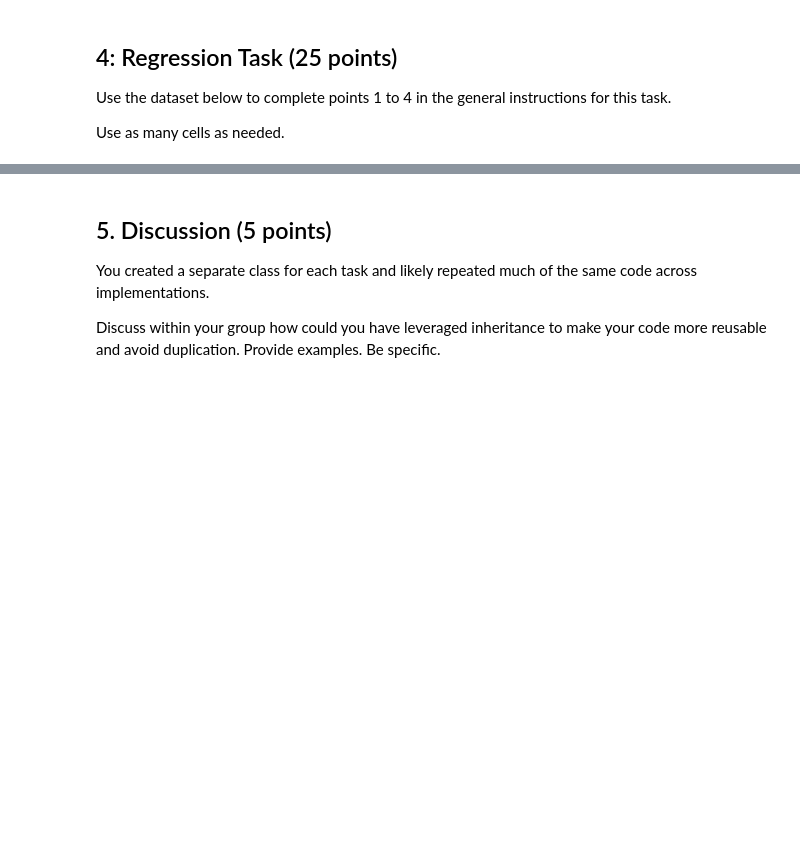
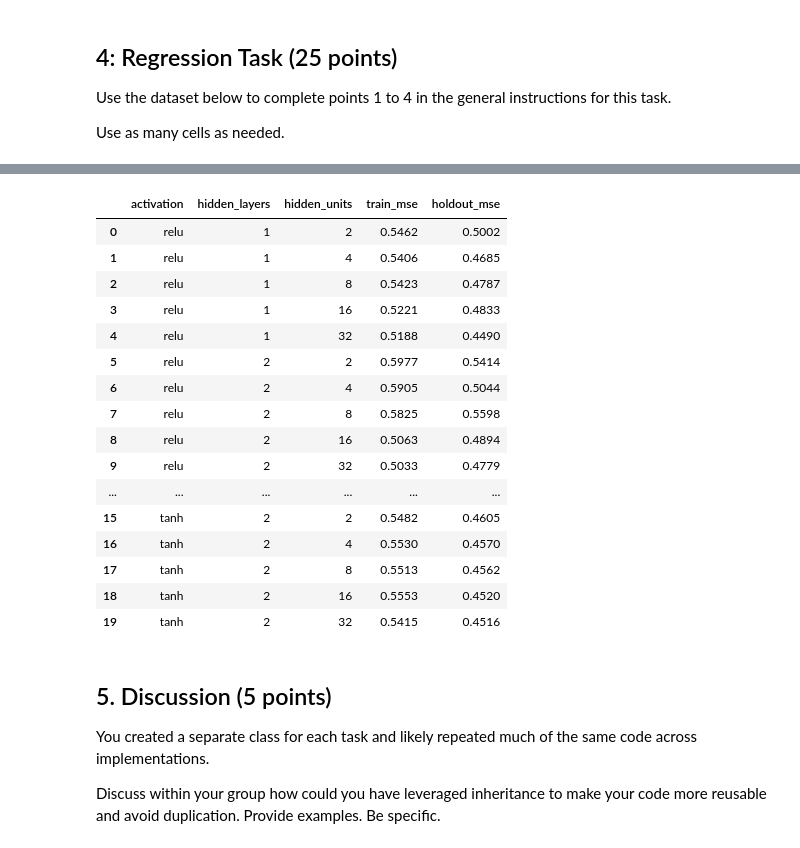
Before and after one commit to james-torgerson/ds4021_lab04, a Jupyter notebook: 04-manual-mlps.ipynb, the cells around one changed output, grey strips where cells are left out. Cells and saved outputs as stored; diff of their text form; code cells hidden in the pictures; blank space fills up the shorter version.

```diff
--- a/04-manual-mlps.ipynb
+++ b/04-manual-mlps.ipynb
@@ -740,3 +651,57 @@ print(summary_df.to_string(index=False))
+# %%
+# compare different neural network configurations (using same structure as prev tasks)
+
+import pandas as pd
+
+activations = {"relu": torch.relu, "tanh": torch.tanh}
+results = []
+
+for act_name, act_fn in activations.items():
+    for n_hidden in [2, 4, 8, 16, 32]:
+        for n_layers in [1, 2]:
+
+            model = RegressionMLP(
+                input_dim=X_train.shape[1],
+                hidden_dim1=n_hidden,
+                hidden_dim2=n_hidden if n_layers == 2 else None,
+                learning_rate=0.001,
+                activation=act_fn,
+            )
+
+            model.fit(X_train, y_train, n_epochs=100,
+                      X_val=X_holdout, y_val=y_holdout)
+
+            results.append({
+                "activation": act_name,
+                "hidden_layers": n_layers,
+                "hidden_units": n_hidden,
+                "train_mse": model.history["train_cost"][-1],
+                "holdout_mse": model.history["val_cost"][-1],
+            })
+
+results_df = (pd.DataFrame(results)
+                .sort_values(["activation", "hidden_layers", "hidden_units"])
+                .reset_index(drop=True)
+                .round(4))
+results_df
+# %% [output]
+|  | activation | hidden_layers | hidden_units | train_mse | holdout_mse |
+| 0 | relu | 1 | 2 | 0.5462 | 0.5002 |
+| 1 | relu | 1 | 4 | 0.5406 | 0.4685 |
+| 2 | relu | 1 | 8 | 0.5423 | 0.4787 |
+| 3 | relu | 1 | 16 | 0.5221 | 0.4833 |
+| 4 | relu | 1 | 32 | 0.5188 | 0.4490 |
+| 5 | relu | 2 | 2 | 0.5977 | 0.5414 |
+| 6 | relu | 2 | 4 | 0.5905 | 0.5044 |
+| 7 | relu | 2 | 8 | 0.5825 | 0.5598 |
+| 8 | relu | 2 | 16 | 0.5063 | 0.4894 |
+| 9 | relu | 2 | 32 | 0.5033 | 0.4779 |
+| ... | ... | ... | ... | ... | ... |
+| 15 | tanh | 2 | 2 | 0.5482 | 0.4605 |
+| 16 | tanh | 2 | 4 | 0.5530 | 0.4570 |
+| 17 | tanh | 2 | 8 | 0.5513 | 0.4562 |
+| 18 | tanh | 2 | 16 | 0.5553 | 0.4520 |
+| 19 | tanh | 2 | 32 | 0.5415 | 0.4516 |
 # %% [markdown]
 ## 5. Discussion (5 points)
 
```
Also changed, not shown: parts of 7 cells of this notebook.
